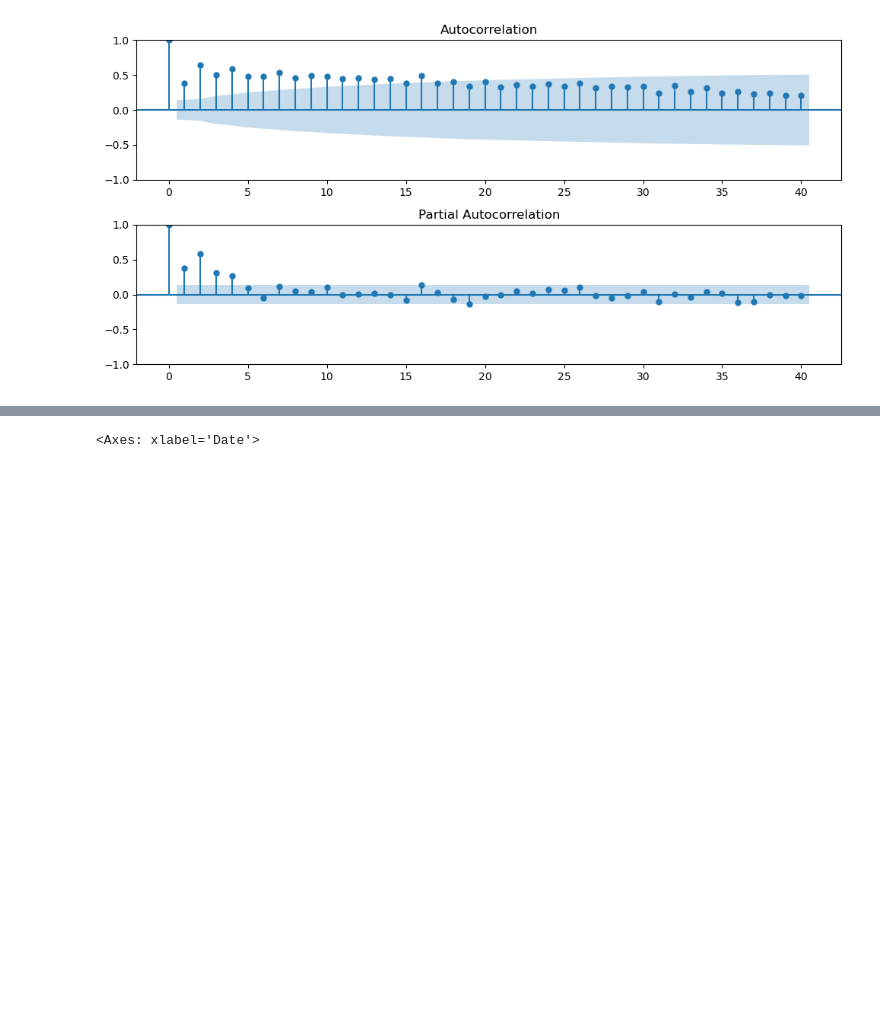
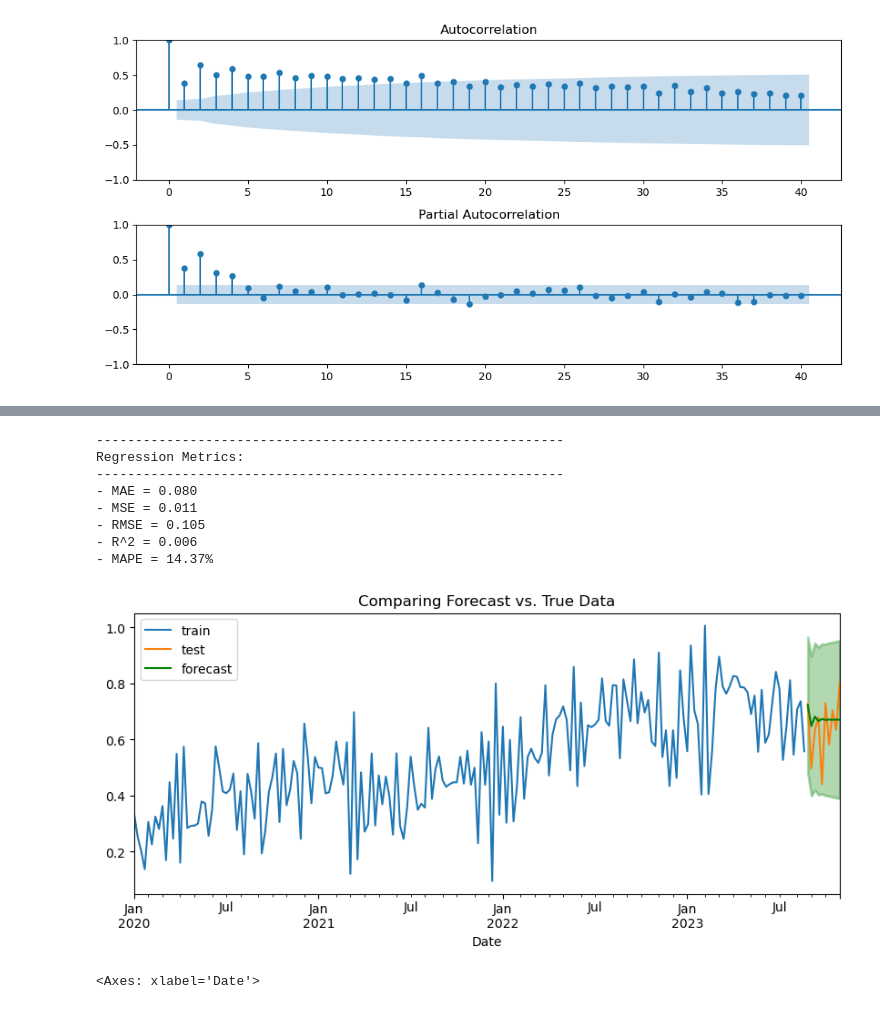
Before and after one commit to sof2401/Data-Visualization, a Jupyter notebook: MA, RA, ARMA Models (Practice).ipynb, the cells around one changed output, grey strips where cells are left out. Cells and saved outputs as stored; diff of their text form; code cells hidden in the pictures; blank space fills up the shorter version.

```diff
--- a/MA, RA, ARMA Models (Practice).ipynb
+++ b/MA, RA, ARMA Models (Practice).ipynb
@@ -221,3 +267,53 @@ plot_acf_pacf(ts_5);
+# %%
+from sklearn.metrics import mean_absolute_error, mean_squared_error, r2_score, mean_absolute_percentage_error
+
+def regression_metrics_ts(ts_true, ts_pred, label="", verbose=True, output_dict=False,):
+    # Get metrics
+    mae = mean_absolute_error(ts_true, ts_pred)
+    mse = mean_squared_error(ts_true, ts_pred)
+    rmse = mean_squared_error(ts_true, ts_pred, squared=False)
+    r_squared = r2_score(ts_true, ts_pred)
+    mae_perc = mean_absolute_percentage_error(ts_true, ts_pred) * 100
+
+    if verbose == True:
+        # Print Result with label
+        header = "---" * 20
+        print(header, f"Regression Metrics: {label}", header, sep="\n")
+        print(f"- MAE = {mae:,.3f}")
+        print(f"- MSE = {mse:,.3f}")
+        print(f"- RMSE = {rmse:,.3f}")
+        print(f"- R^2 = {r_squared:,.3f}")
+        print(f"- MAPE = {mae_perc:,.2f}%")
+
+    if output_dict == True:
+        metrics = {
+            "Label": label,
+            "MAE": mae,
+            "MSE": mse,
+            "RMSE": rmse,
+            "R^2": r_squared,
+            "MAPE(%)": mae_perc,
+        }
+        return metrics
+# %%
+# Obtain summary of forecast as dataframe
+forecast_df = arima_model.get_forecast(len(test)).summary_frame()
+
+# Plot the forecast with true values
+plot_forecast(train, test, forecast_df)
+
+# Obtain metrics
+regression_metrics_ts(test, forecast_df['mean'])
+# %% [output]
+------------------------------------------------------------
+Regression Metrics:
+------------------------------------------------------------
+- MAE = 0.080
+- MSE = 0.011
+- RMSE = 0.105
+- R^2 = 0.006
+- MAPE = 14.37%
+[figure, added]
 # %%
 ts_6.plot()
 # %% [output]
```
Also changed, not shown: parts of 6 cells of this notebook, 3 other files.
